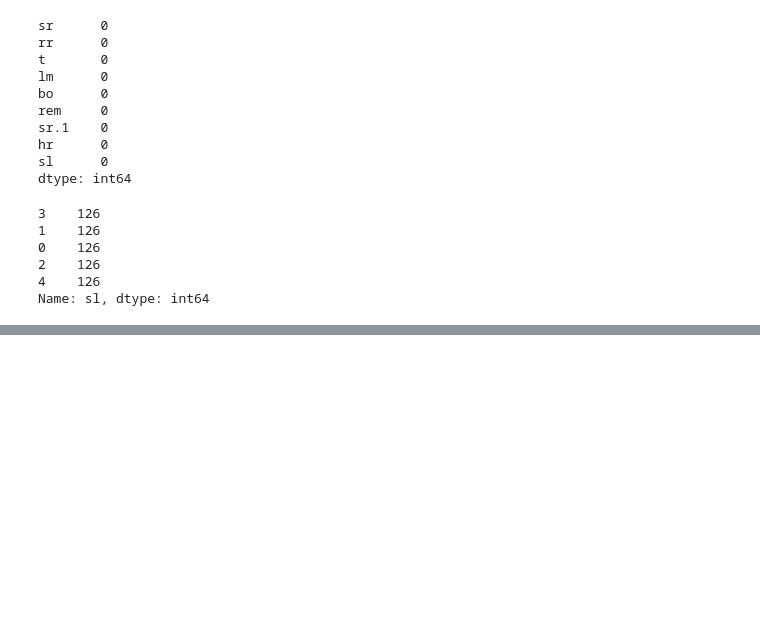
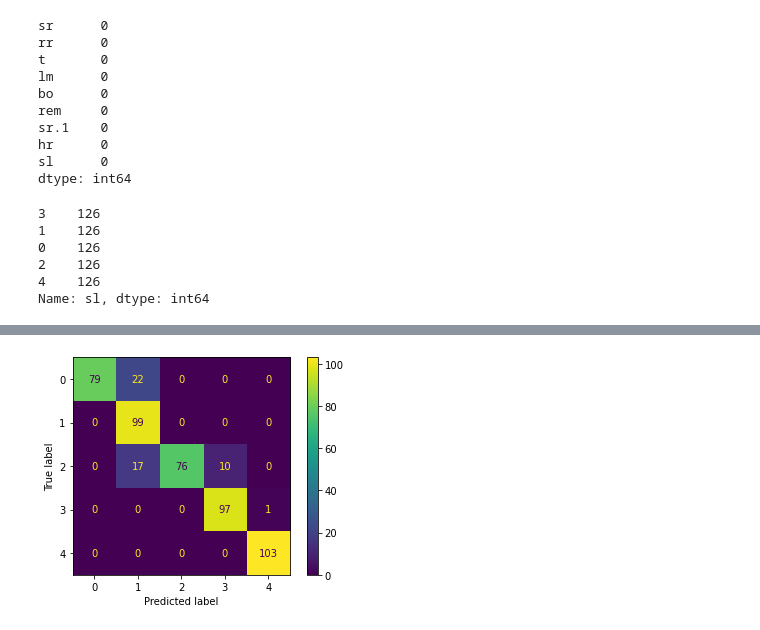
Before and after one commit to sunil3092/DBSEdu, a Jupyter notebook: Machine Learning and Pattern Recognisation/CA/CA_2 - 60per/Question 1/question1.ipynb, the cells around one changed output, grey strips where cells are left out. Drawn from its saved outputs; the diff is of its cells as text; code cells hidden in the pictures; blank space fills up the shorter version.

```diff
--- a/Machine Learning and Pattern Recognisation/CA/CA_2 - 60per/Question 1/question1.ipynb
+++ b/Machine Learning and Pattern Recognisation/CA/CA_2 - 60per/Question 1/question1.ipynb
@@ -96,0 +115,4 @@ pd.DataFrame([clf_score])
+# %%
+ConfusionMatrixDisplay.from_predictions(y_true = clf_y_test_r1["SVC"], y_pred= clf_y_preds_r1["SVC"]);
+# %% [output]
+[figure, added]
```
Also changed, not shown: parts of 14 cells of this notebook.
